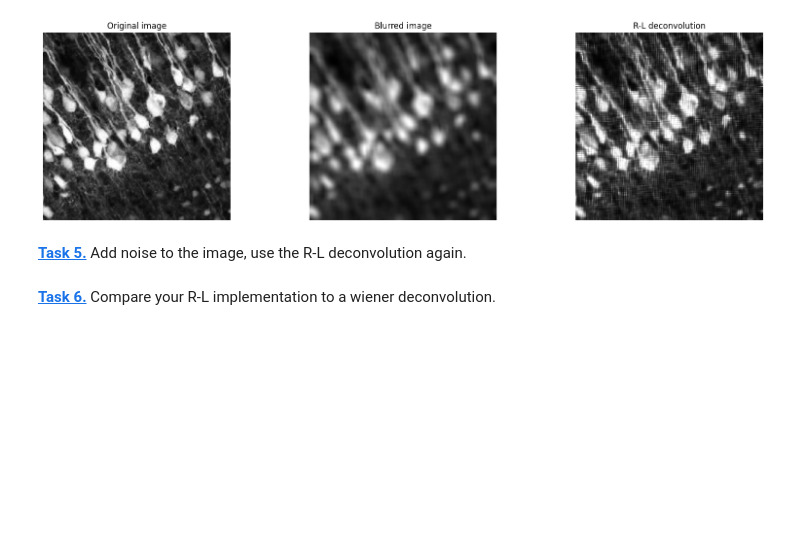
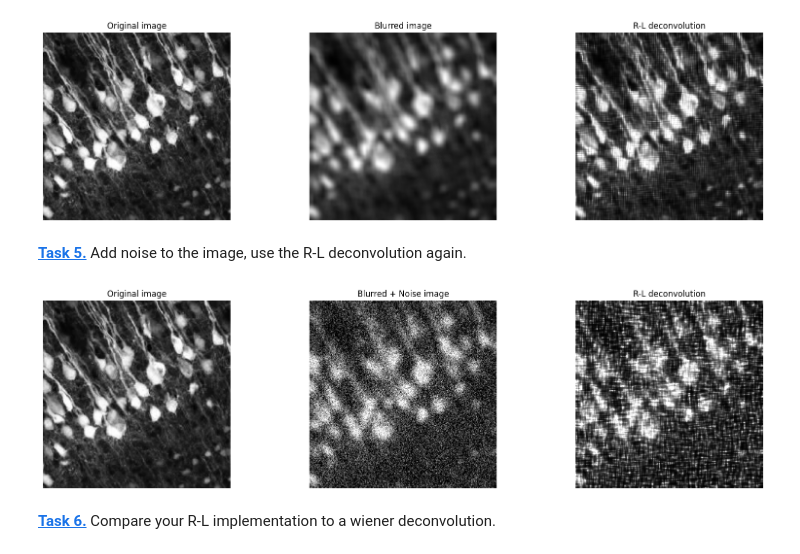
Before and after one commit to AB22-too/mobi-fs5-python, a Jupyter notebook: deconvolution.ipynb, the cells around one changed output. Drawn from its saved outputs; the diff is of its cells as text; code cells hidden in the pictures; blank space fills up the shorter version.

```diff
--- a/deconvolution.ipynb
+++ b/deconvolution.ipynb
@@ -94,5 +96,27 @@ plt.show()
 noise = (np.random.normal(loc=0,size=img.shape))
 reduce_factor = 5
 noise = noise / reduce_factor
+# %%
+noise_img = cellpsf + noise
+noise_img = noise_img.clip(0,1)
+# %%
+Rl_noise = richardson_lucy_deconvolution(noise_img, psf, 20)
+# %%
+plt.figure(figsize=(20,5))
+plt.subplot(1, 3, 1)
+plt.axis('off')
+plt.imshow(img, 'gray')
+plt.title('Original image')
+plt.subplot(1, 3, 2)
+plt.axis('off')
+plt.imshow(noise_img, 'gray')
+plt.title('Blurred + Noise image')
+plt.subplot(1, 3, 3)
+plt.axis('off')
+plt.imshow(Rl_noise, 'gray')
+plt.title('R-L deconvolution')
+plt.show()
+# %% [output]
+[figure, added]
 # %% [markdown]
 **[Task 6.]()** Compare your R-L implementation to a wiener deconvolution.
```
Also changed, not shown: parts of 5 cells of this notebook.
